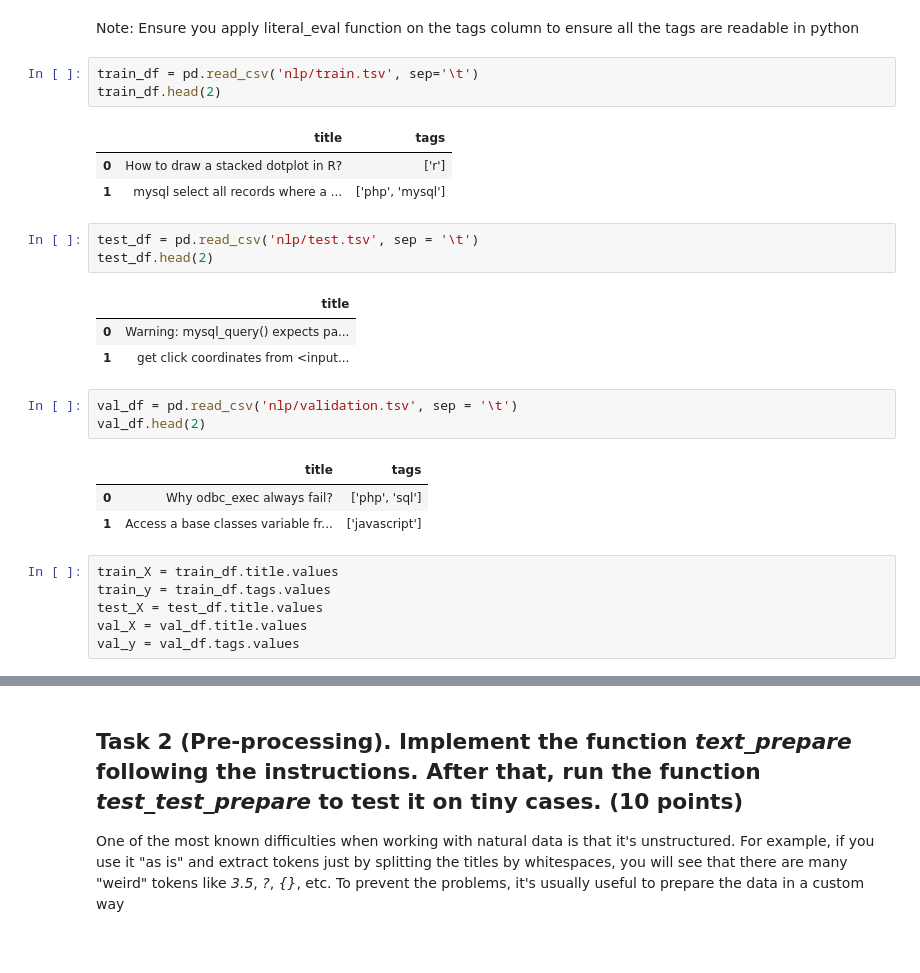
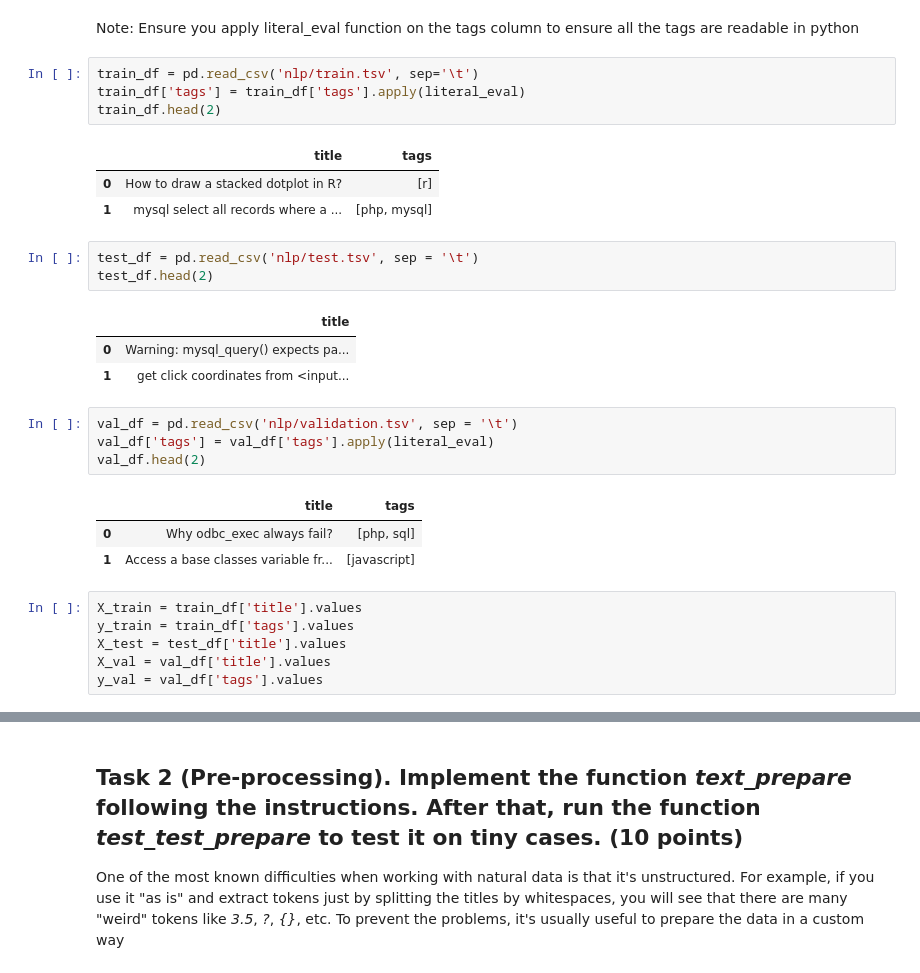
Before and after one commit to GreatLearningAIML1/bangalore-feb-batch-swaraj2204, a Jupyter notebook: Stats_NLP_Project_Questions.ipynb, the cells around one changed output, grey strips where cells are left out. Cells and saved outputs as stored; diff of their text form.

```diff
--- a/Stats_NLP_Project_Questions.ipynb
+++ b/Stats_NLP_Project_Questions.ipynb
@@ -40,11 +49,12 @@ https://kite.com/python/docs/ast.literal_eval
 Note: Ensure you apply literal_eval function on the tags column to ensure all the tags are readable in python
 # %%
 train_df = pd.read_csv('nlp/train.tsv', sep='\t')
+train_df['tags'] = train_df['tags'].apply(literal_eval)
 train_df.head(2)
 # %% [output]
 |  | title | tags |
-| 0 | How to draw a stacked dotplot in R? | ['r'] |
-| 1 | mysql select all records where a ... | ['php', 'mysql'] |
+| 0 | How to draw a stacked dotplot in R? | [r] |
+| 1 | mysql select all records where a ... | [php, mysql] |
 # %%
 test_df = pd.read_csv('nlp/test.tsv', sep = '\t')
 test_df.head(2)
@@ -54,15 +64,16 @@ test_df.head(2)
 | 1 | get click coordinates from <input... |
 # %%
 val_df = pd.read_csv('nlp/validation.tsv', sep = '\t')
+val_df['tags'] = val_df['tags'].apply(literal_eval)
 val_df.head(2)
 # %% [output]
 |  | title | tags |
-| 0 | Why odbc_exec always fail? | ['php', 'sql'] |
-| 1 | Access a base classes variable fr... | ['javascript'] |
+| 0 | Why odbc_exec always fail? | [php, sql] |
+| 1 | Access a base classes variable fr... | [javascript] |
 # %%
-train_X = train_df.title.values
-train_y = train_df.tags.values
-test_X = test_df.title.values
-val_X = val_df.title.values
-val_y = val_df.tags.values
+X_train = train_df['title'].values
+y_train = train_df['tags'].values
+X_test = test_df['title'].values
+X_val = val_df['title'].values
+y_val = val_df['tags'].values
 # %%
```
Also changed, not shown: parts of 20 cells of this notebook.
